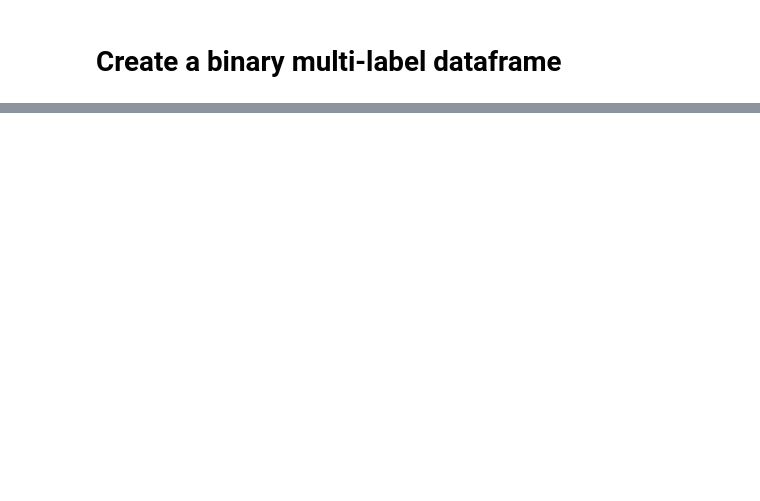
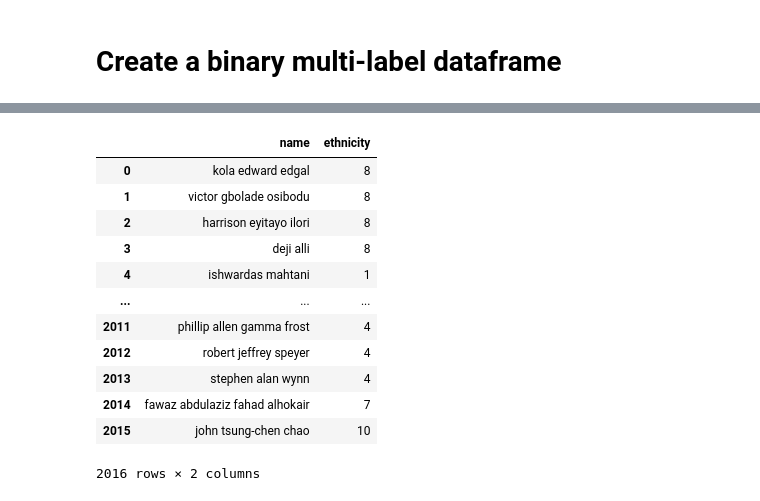
Before and after one commit to JonnoB/wealthnets, a Jupyter notebook: getting_embeddings.ipynb, the cells around one changed output, grey strips where cells are left out. Drawn from its saved outputs; the diff is of its cells as text; code cells hidden in the pictures; blank space fills up the shorter version.

```diff
--- a/getting_embeddings.ipynb
+++ b/getting_embeddings.ipynb
@@ -225,0 +646,8 @@ binary_df = pd.DataFrame(binary_data)
+# %%
+
+
+with open('./ethnicity_dict_list.pkl', 'wb') as file:
+    pickle.dump(processed_chunks, file)
+# %%
+with open('./ethnicity_dict_list.pkl', 'rb') as file:
+    processed_chunks = pickle.load(file)
@@ -225,0 +674,36 @@ binary_df = pd.DataFrame(binary_data)
+# %%
+combined_dict = []
+for d in processed_chunks:
+    combined_dict.append(ast.literal_eval(d))
+# %%
+combined_dict = {}
+for d in range(0,len(processed_chunks)):
+    #print(d)
+    #some of the dictionaries are truncated and so require parsing with regex to make valid,
+    #improvements to the classification mapping would be ideal as it would make this stage irrelevant and ensure that all entries have values
+    pairs = re.findall(r"'(.*?)': (\d+)", processed_chunks[d])
+    all_valid_dict = {key: int(value) for key, value in pairs}
+    combined_dict.update(all_valid_dict)
+
+#
+#The code below was the original parser, however it failed for the above reason, it is kept incase the classifier can be fixed
+#
+#combined_dict = []
+#for d in processed_chunks:
+#    combined_dict.append(ast.literal_eval(d))
+# %%
+pd.DataFrame(list(combined_dict.items()), columns=['name', 'ethnicity'])
+# %% [output]
+|  | name | ethnicity |
+| 0 | kola edward edgal | 8 |
+| 1 | victor gbolade osibodu | 8 |
+| 2 | harrison eyitayo ilori | 8 |
+| 3 | deji alli | 8 |
+| 4 | ishwardas mahtani | 1 |
+| ... | ... | ... |
+| 2011 | phillip allen gamma frost | 4 |
+| 2012 | robert jeffrey speyer | 4 |
+| 2013 | stephen alan wynn | 4 |
+| 2014 | fawaz abdulaziz fahad alhokair | 7 |
+| 2015 | john tsung-chen chao | 10 |
+2016 rows × 2 columns
```
Also changed, not shown: parts of 23 cells of this notebook, 1 other file.
